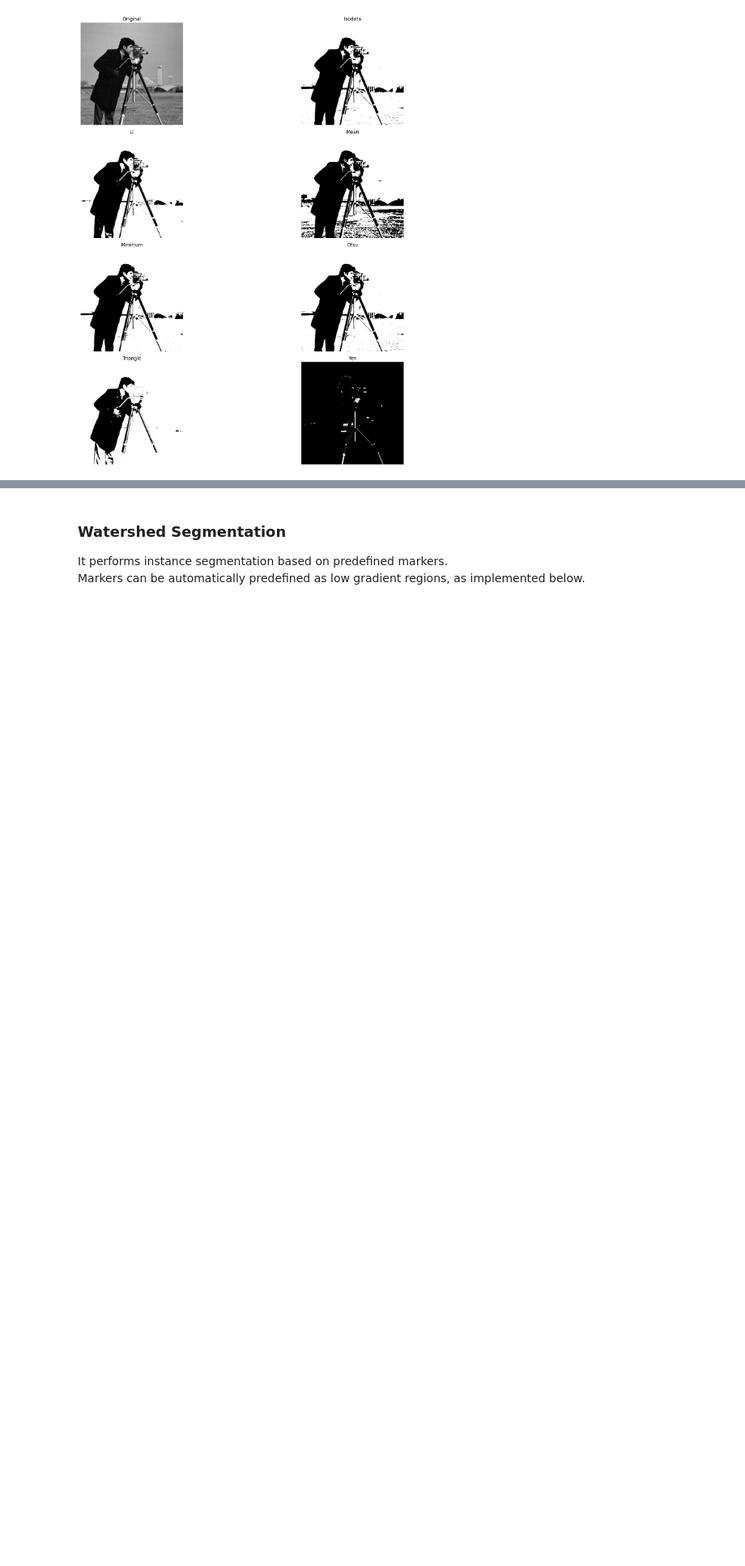
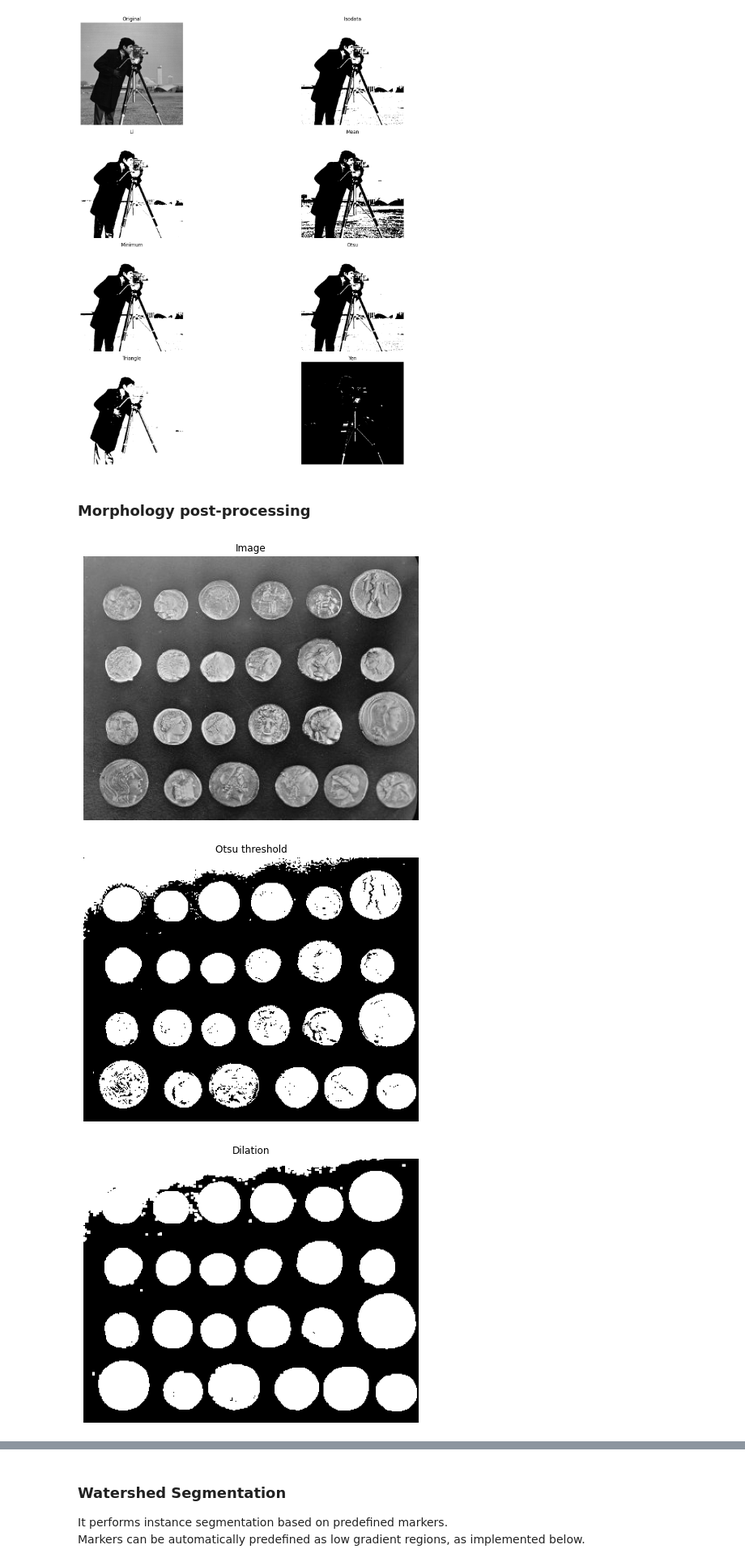
Before and after one commit to deep-petro/curso-verao-public, a Jupyter notebook: modulo-03/S03A01_1-Digital_Image_Processing.ipynb, the cells around one changed output, grey strips where cells are left out. Shown at 81% size. Drawn from its saved outputs; the diff is of its cells as text; code cells hidden in the pictures; blank space fills up the shorter version.

```diff
--- a/modulo-03/S03A01_1-Digital_Image_Processing.ipynb
+++ b/modulo-03/S03A01_1-Digital_Image_Processing.ipynb
@@ -201,3 +201,22 @@ plt.show()
 # %% [output]
 [figure]
 [figure]
+# %% [markdown]
+### Morphology post-processing
+# %%
+img = data.coins()
+show(img, 'Image')
+
+thresh = filters.threshold_otsu(img)
+binary = img > thresh
+show(binary, title='Otsu threshold')
+
+out = morphology.dilation(binary, morphology.square(3))
+show(out, title='Dilation')
+
+out = morphology.erosion(binary, morphology.square(3))
+show(out, title='Erosion')
+# %% [output]
+[figure, added]
+[figure, added]
+[figure, added]
```
Also changed, not shown: parts of 11 cells of this notebook.
